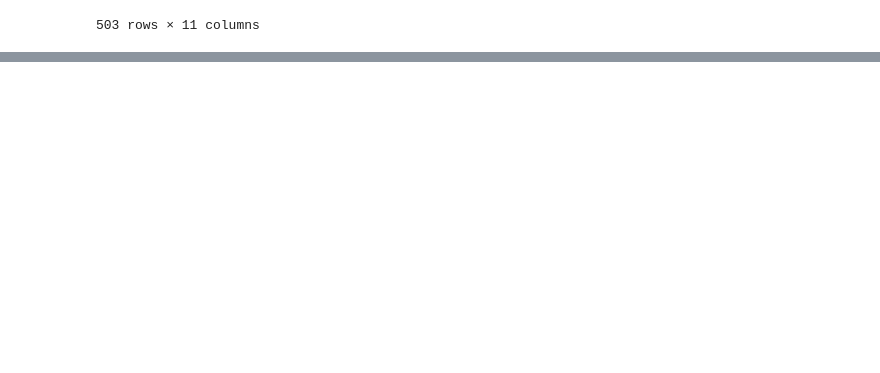
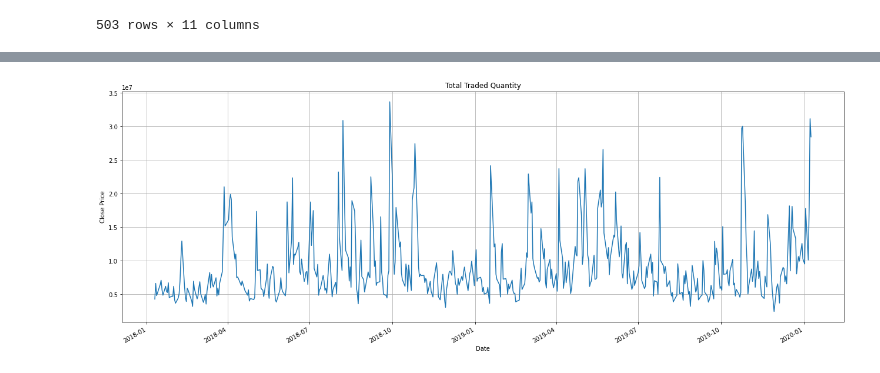
Before and after one commit to priyanshu-b20/StockMarketAnalysis, a Jupyter notebook: notebooks/DataExploration.ipynb, the cells around one changed output, grey strips where cells are left out. Saved outputs shown, nothing was run; the diff lists cells and outputs as text; code cells hidden in the pictures; blank space fills up the shorter version.

```diff
--- a/notebooks/DataExploration.ipynb
+++ b/notebooks/DataExploration.ipynb
@@ -305,0 +329,10 @@ df.to_csv('./stocks/TSLA01.csv', index=False)
+# %%
+plt.figure(figsize=(22,8))
+plt.plot(df['Date'],df['Volume'])
+plt.xlabel('Date')
+plt.ylabel('Close Price')
+plt.title('Total Traded Quantity')
+plt.grid()
+plt.gcf().autofmt_xdate()
+# %% [output]
+[figure, added]
```
Also changed, not shown: parts of 12 cells of this notebook.
